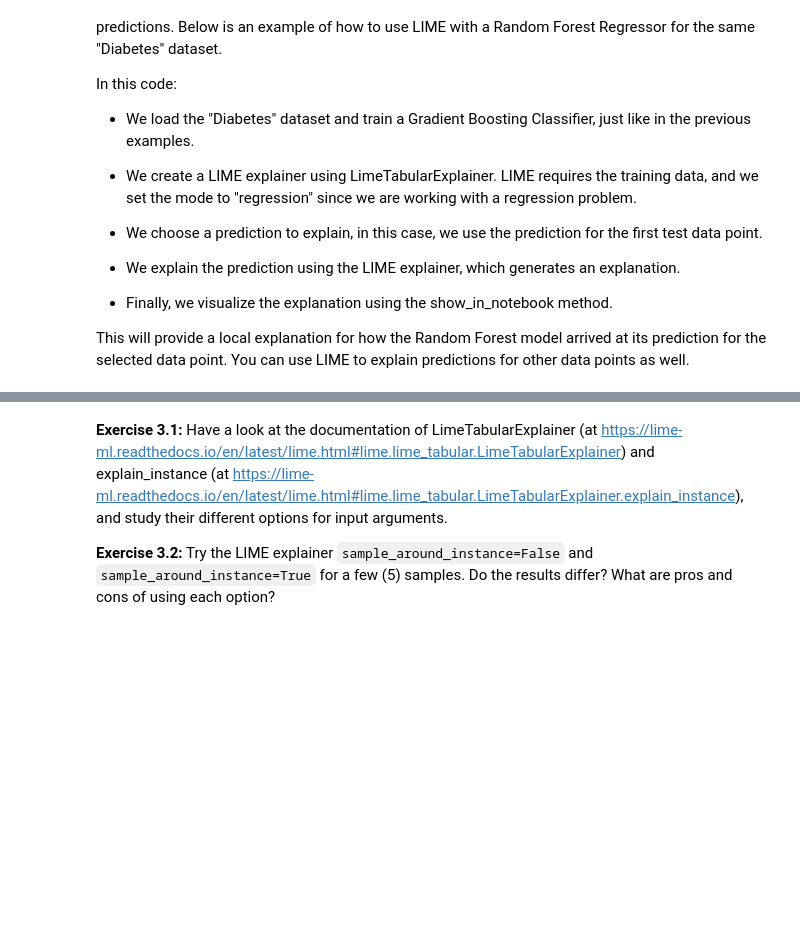
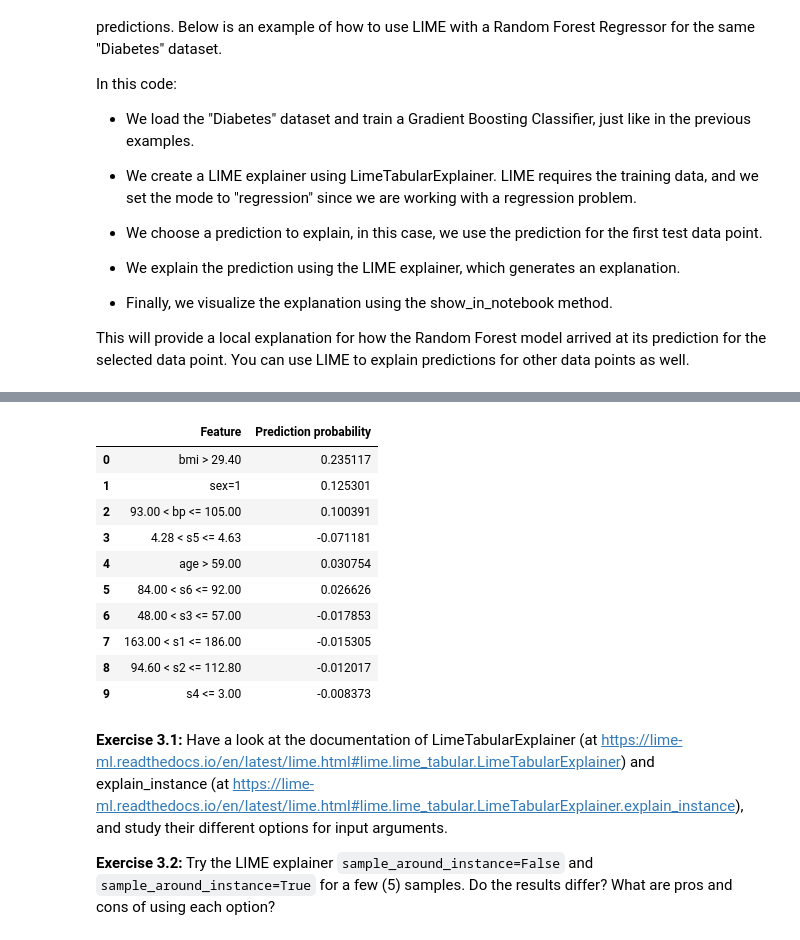
Before and after one commit to DiegoGarciaFrade/ResponsibleAI_G1, a Jupyter notebook: Week_3_1_LIME.ipynb, the cells around one changed output, grey strips where cells are left out. Cells and saved outputs as stored; diff of their text form; code cells hidden in the pictures; blank space fills up the shorter version.

```diff
--- a/Week_3_1_LIME.ipynb
+++ b/Week_3_1_LIME.ipynb
@@ -73,3 +93,6 @@ explanation = explainer.explain_instance(data_row=X_test.iloc[sample_ind].values
 
 # Visualize the explanation
 explanation.show_in_notebook()
+
+pd.DataFrame(explanation.as_list(), columns=["Feature", "Prediction probability"])
+# %% [output]
@@ -76,3 +100,14 @@ explanation.show_in_notebook()
+|  | Feature | Prediction probability |
+| 0 | bmi > 29.40 | 0.235117 |
+| 1 | sex=1 | 0.125301 |
+| 2 | 93.00 < bp <= 105.00 | 0.100391 |
+| 3 | 4.28 < s5 <= 4.63 | -0.071181 |
+| 4 | age > 59.00 | 0.030754 |
+| 5 | 84.00 < s6 <= 92.00 | 0.026626 |
+| 6 | 48.00 < s3 <= 57.00 | -0.017853 |
+| 7 | 163.00 < s1 <= 186.00 | -0.015305 |
+| 8 | 94.60 < s2 <= 112.80 | -0.012017 |
+| 9 | s4 <= 3.00 | -0.008373 |
 # %% [markdown]
 **Exercise 3.1:** Have a look at the documentation of LimeTabularExplainer (at https://lime-ml.readthedocs.io/en/latest/lime.html#lime.lime_tabular.LimeTabularExplainer) and explain_instance (at https://lime-ml.readthedocs.io/en/latest/lime.html#lime.lime_tabular.LimeTabularExplainer.explain_instance), and study their different options for input arguments.
 
```
Also changed, not shown: parts of 4 cells of this notebook.
